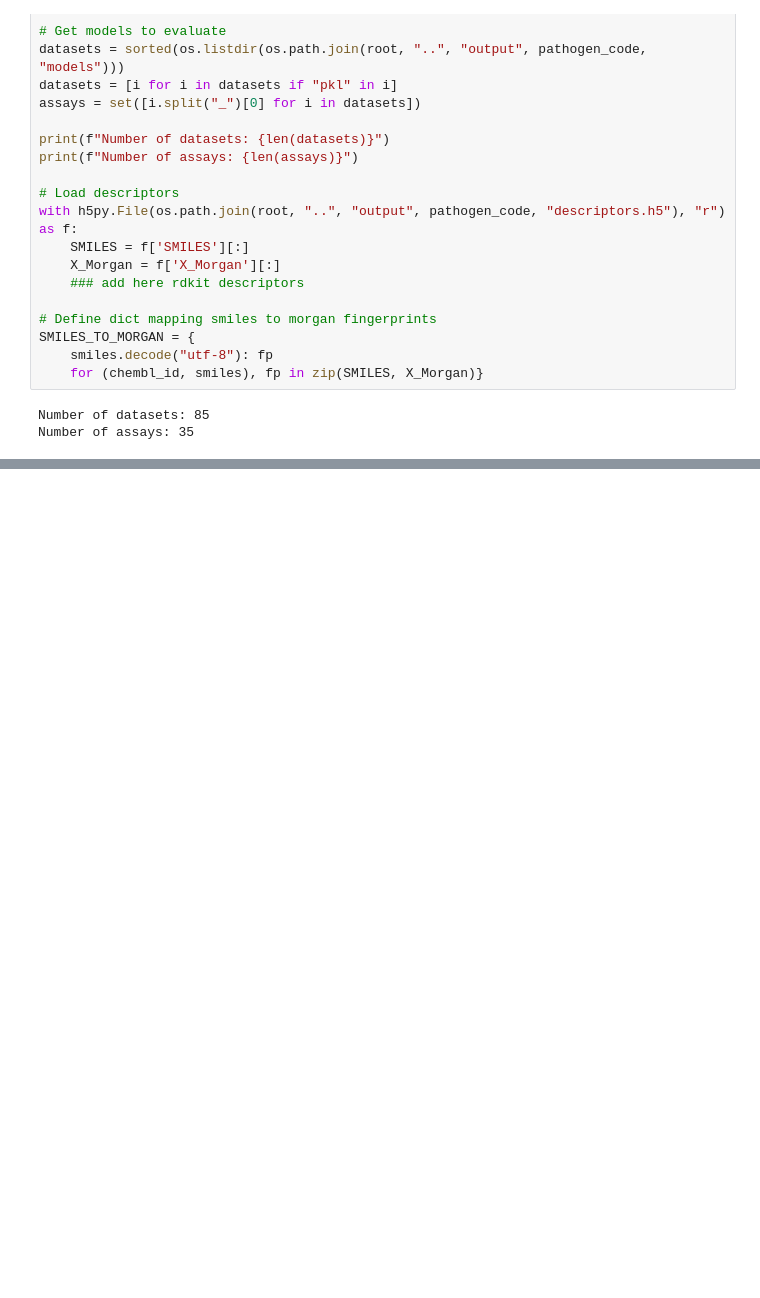
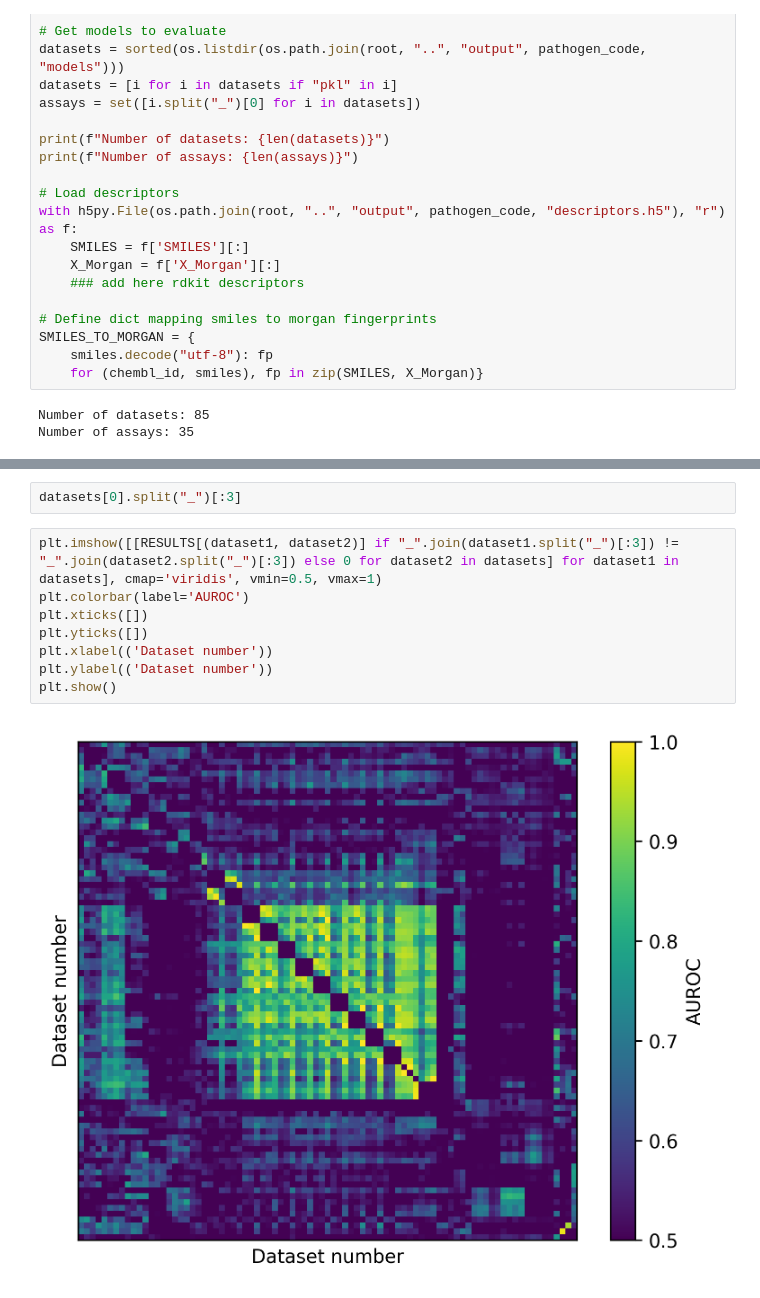
Before and after one commit to ersilia-os/chembl-antimicrobial-tasks, a Jupyter notebook: notebooks/test12.ipynb, the cells around one changed output, grey strips where cells are left out. Drawn from its saved outputs; the diff is of its cells as text; blank space fills up the shorter version.

```diff
--- a/notebooks/test12.ipynb
+++ b/notebooks/test12.ipynb
@@ -79,0 +86,12 @@ plt.show()
+# %%
+datasets[0].split("_")[:3]
+# %%
+plt.imshow([[RESULTS[(dataset1, dataset2)] if "_".join(dataset1.split("_")[:3]) != "_".join(dataset2.split("_")[:3]) else 0 for dataset2 in datasets] for dataset1 in datasets], cmap='viridis', vmin=0.5, vmax=1)
+plt.colorbar(label='AUROC')
+plt.xticks([])
+plt.yticks([])
+plt.xlabel(('Dataset number'))
+plt.ylabel(('Dataset number'))
+plt.show()
+# %% [output]
+[figure, added]
```
Also changed, not shown: parts of 4 cells of this notebook, 8 other files.
